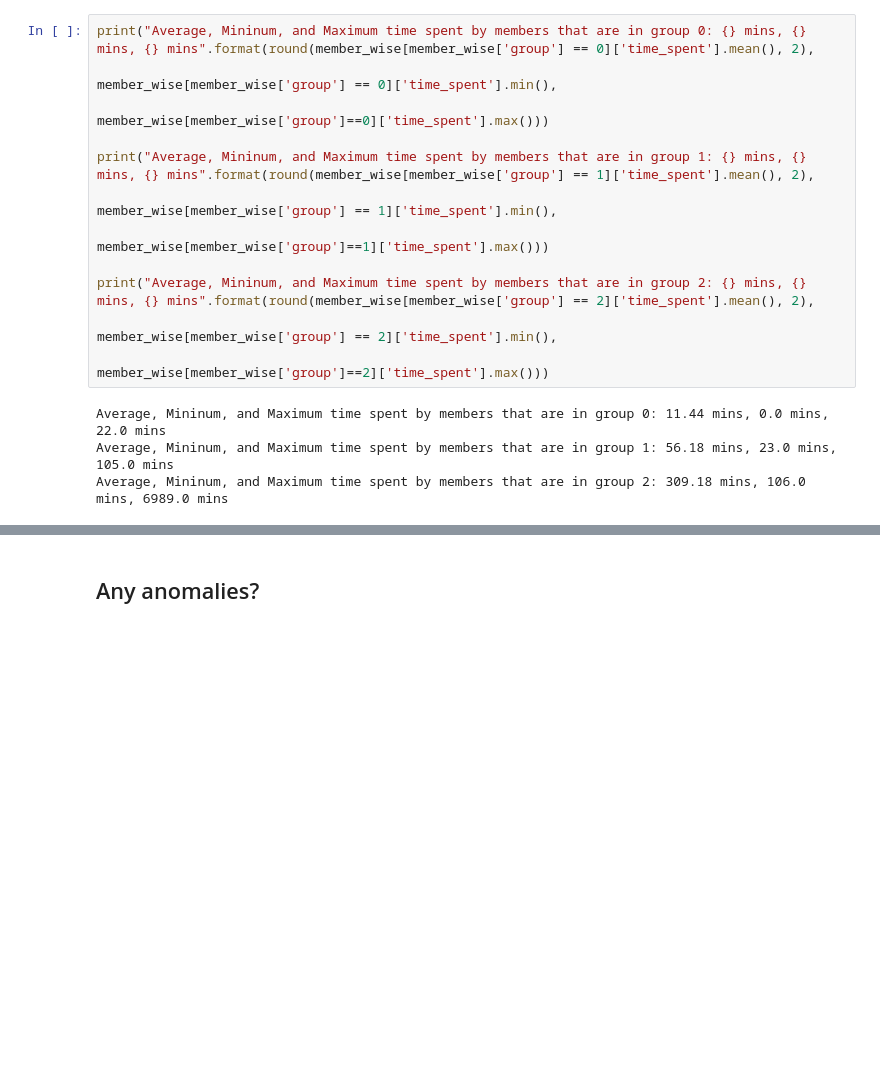
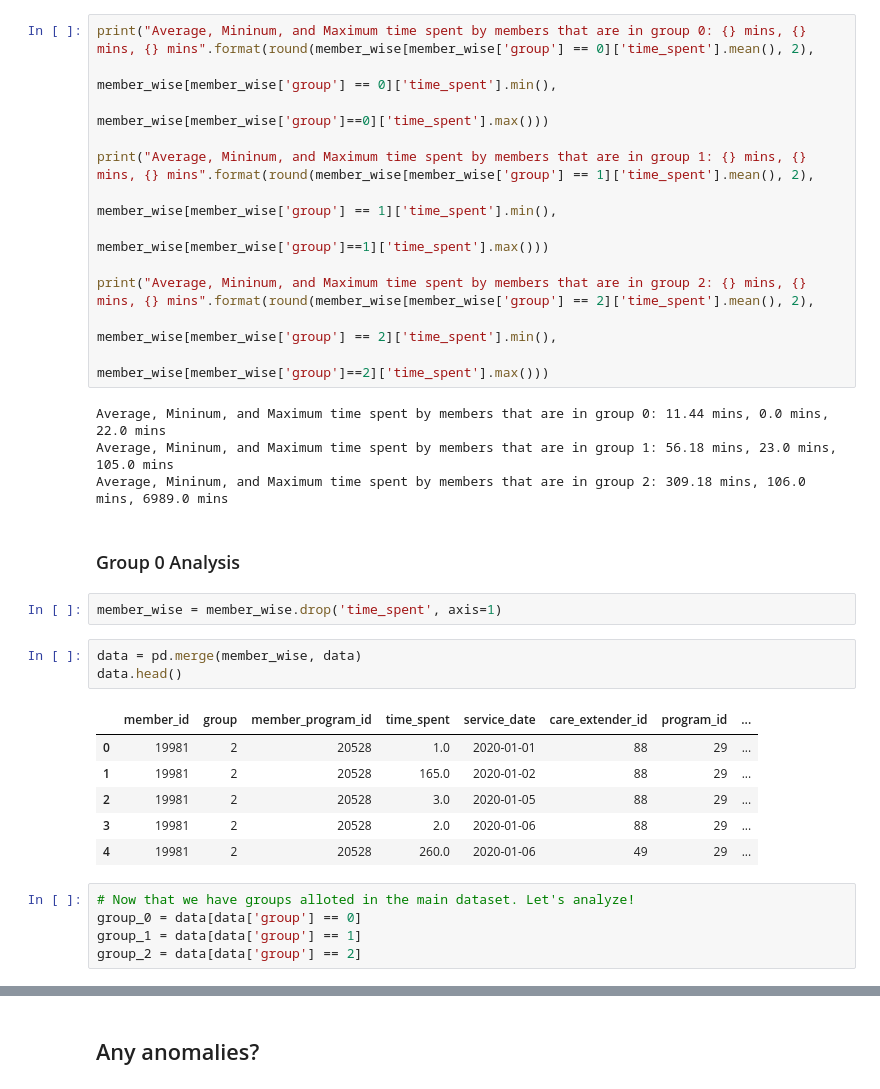
Before and after one commit to Anjana0987/ML-Courses, a Jupyter notebook: Engagements DS/engagements-ds.ipynb, the cells around one changed output, grey strips where cells are left out. Saved outputs shown, nothing was run; the diff lists cells and outputs as text; blank space fills up the shorter version.

```diff
--- a/Engagements DS/engagements-ds.ipynb
+++ b/Engagements DS/engagements-ds.ipynb
@@ -76,3 +86,22 @@ print("Average, Mininum, and Maximum time spent by members that are in group 2:
 Average, Mininum, and Maximum time spent by members that are in group 0: 11.44 mins, 0.0 mins, 22.0 mins
 Average, Mininum, and Maximum time spent by members that are in group 1: 56.18 mins, 23.0 mins, 105.0 mins
 Average, Mininum, and Maximum time spent by members that are in group 2: 309.18 mins, 106.0 mins, 6989.0 mins
+# %% [markdown]
+### Group 0 Analysis
+# %%
+member_wise = member_wise.drop('time_spent', axis=1)
+# %%
+data = pd.merge(member_wise, data)
+data.head()
+# %% [output]
+|  | member_id | group | member_program_id | time_spent | service_date | care_extender_id | program_id | ... |
+| 0 | 19981 | 2 | 20528 | 1.0 | 2020-01-01 | 88 | 29 | ... |
+| 1 | 19981 | 2 | 20528 | 165.0 | 2020-01-02 | 88 | 29 | ... |
+| 2 | 19981 | 2 | 20528 | 3.0 | 2020-01-05 | 88 | 29 | ... |
+| 3 | 19981 | 2 | 20528 | 2.0 | 2020-01-06 | 88 | 29 | ... |
+| 4 | 19981 | 2 | 20528 | 260.0 | 2020-01-06 | 49 | 29 | ... |
+# %%
+# Now that we have groups alloted in the main dataset. Let's analyze!
+group_0 = data[data['group'] == 0]
+group_1 = data[data['group'] == 1]
+group_2 = data[data['group'] == 2]
```
Also changed, not shown: parts of 19 cells of this notebook.
